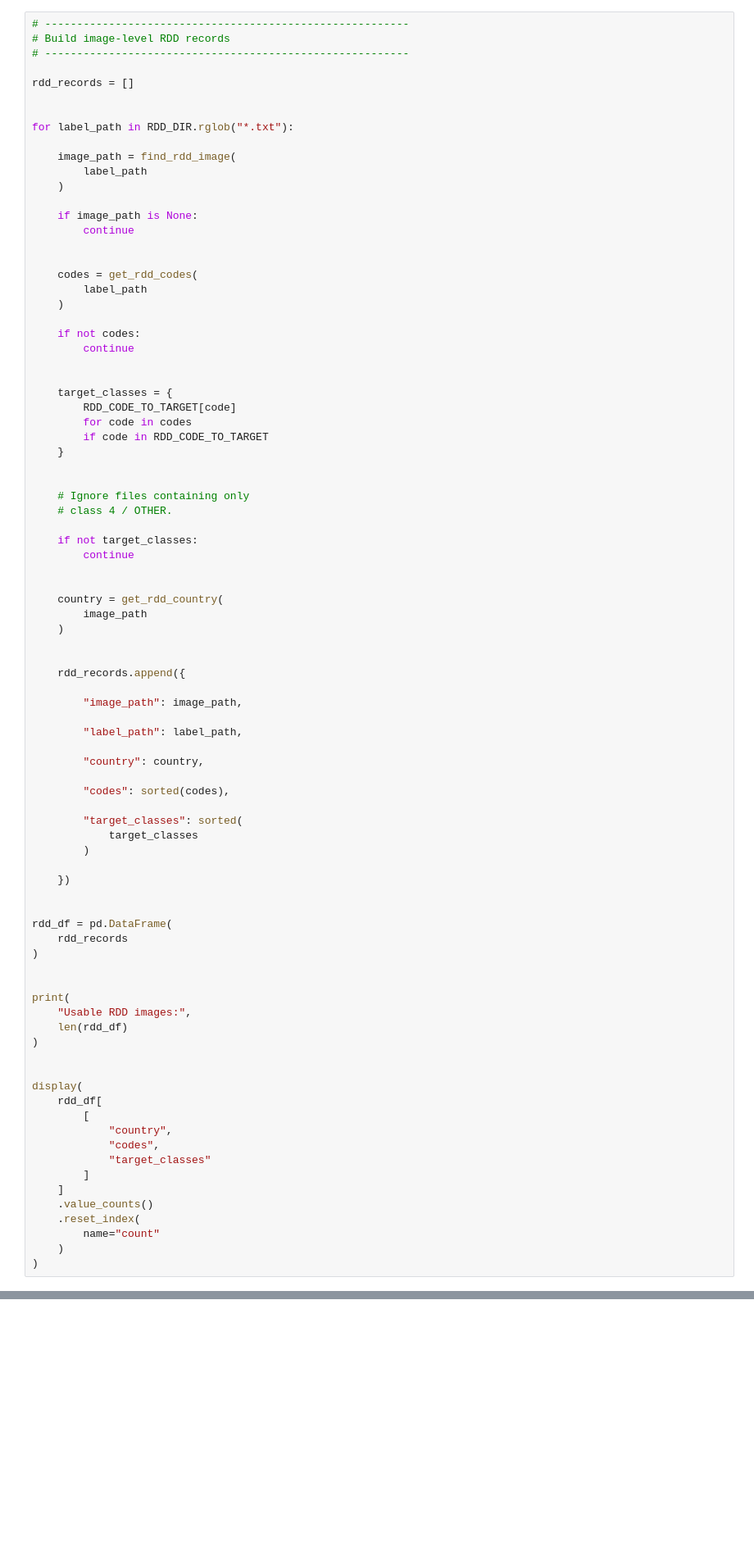
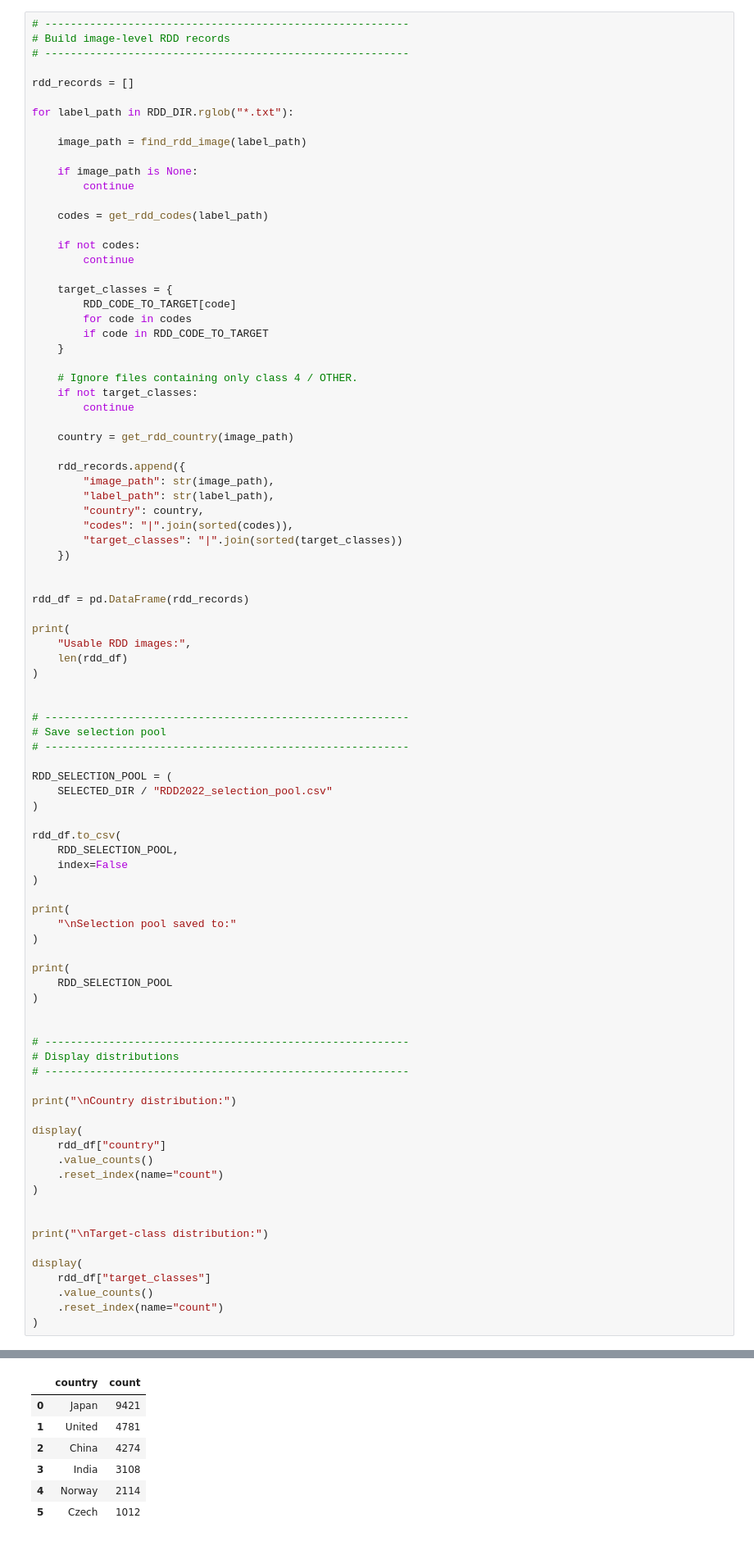
Before and after one commit to EugeneOny1/-civil-infrastructure-monitoring---CS-PROJECT-II, a Jupyter notebook: 02_data_inspection.ipynb, the cells around one changed output, grey strips where cells are left out. Shown at 82% size. Drawn from its saved outputs; the diff is of its cells as text; blank space fills up the shorter version.

```diff
--- a/02_data_inspection.ipynb
+++ b/02_data_inspection.ipynb
@@ -911,24 +932,17 @@ def get_rdd_codes(label_path):
 
 rdd_records = []
 
-
 for label_path in RDD_DIR.rglob("*.txt"):
 
-    image_path = find_rdd_image(
-        label_path
-    )
+    image_path = find_rdd_image(label_path)
 
     if image_path is None:
         continue
 
-
-    codes = get_rdd_codes(
-        label_path
-    )
+    codes = get_rdd_codes(label_path)
 
     if not codes:
         continue
-
 
     target_classes = {
         RDD_CODE_TO_TARGET[code]
@@ -936,40 +950,22 @@ for label_path in RDD_DIR.rglob("*.txt"):
         if code in RDD_CODE_TO_TARGET
     }
 
-
-    # Ignore files containing only
-    # class 4 / OTHER.
-
+    # Ignore files containing only class 4 / OTHER.
     if not target_classes:
         continue
 
-
-    country = get_rdd_country(
-        image_path
-    )
-
+    country = get_rdd_country(image_path)
 
     rdd_records.append({
-
-        "image_path": image_path,
-
-        "label_path": label_path,
-
+        "image_path": str(image_path),
+        "label_path": str(label_path),
         "country": country,
-
-        "codes": sorted(codes),
-
-        "target_classes": sorted(
-            target_classes
-        )
-
+        "codes": "|".join(sorted(codes)),
+        "target_classes": "|".join(sorted(target_classes))
     })
 
 
-rdd_df = pd.DataFrame(
-    rdd_records
-)
-
+rdd_df = pd.DataFrame(rdd_records)
 
 print(
     "Usable RDD images:",
@@ -977,16 +973,46 @@ print(
 )
 
 
+# ---------------------------------------------------------
+# Save selection pool
+# ---------------------------------------------------------
+
+RDD_SELECTION_POOL = (
+    SELECTED_DIR / "RDD2022_selection_pool.csv"
+)
+
+rdd_df.to_csv(
+    RDD_SELECTION_POOL,
+    index=False
+)
+
+print(
+    "\nSelection pool saved to:"
+)
+
+print(
+    RDD_SELECTION_POOL
+)
+
+
+# ---------------------------------------------------------
+# Display distributions
+# ---------------------------------------------------------
+
+print("\nCountry distribution:")
+
 display(
-    rdd_df[
-        [
-            "country",
-            "codes",
-            "target_classes"
-        ]
-    ]
+    rdd_df["country"]
     .value_counts()
-    .reset_index(
-        name="count"
-    )
+    .reset_index(name="count")
 )
+
+
+print("\nTarget-class distribution:")
+
+display(
+    rdd_df["target_classes"]
+    .value_counts()
+    .reset_index(name="count")
+)
+# %% [output]
@@ -992,0 +1025,7 @@ display(
+|  | country | count |
+| 0 | Japan | 9421 |
+| 1 | United | 4781 |
+| 2 | China | 4274 |
+| 3 | India | 3108 |
+| 4 | Norway | 2114 |
+| 5 | Czech | 1012 |
```
Also changed, not shown: parts of 17 cells of this notebook.
